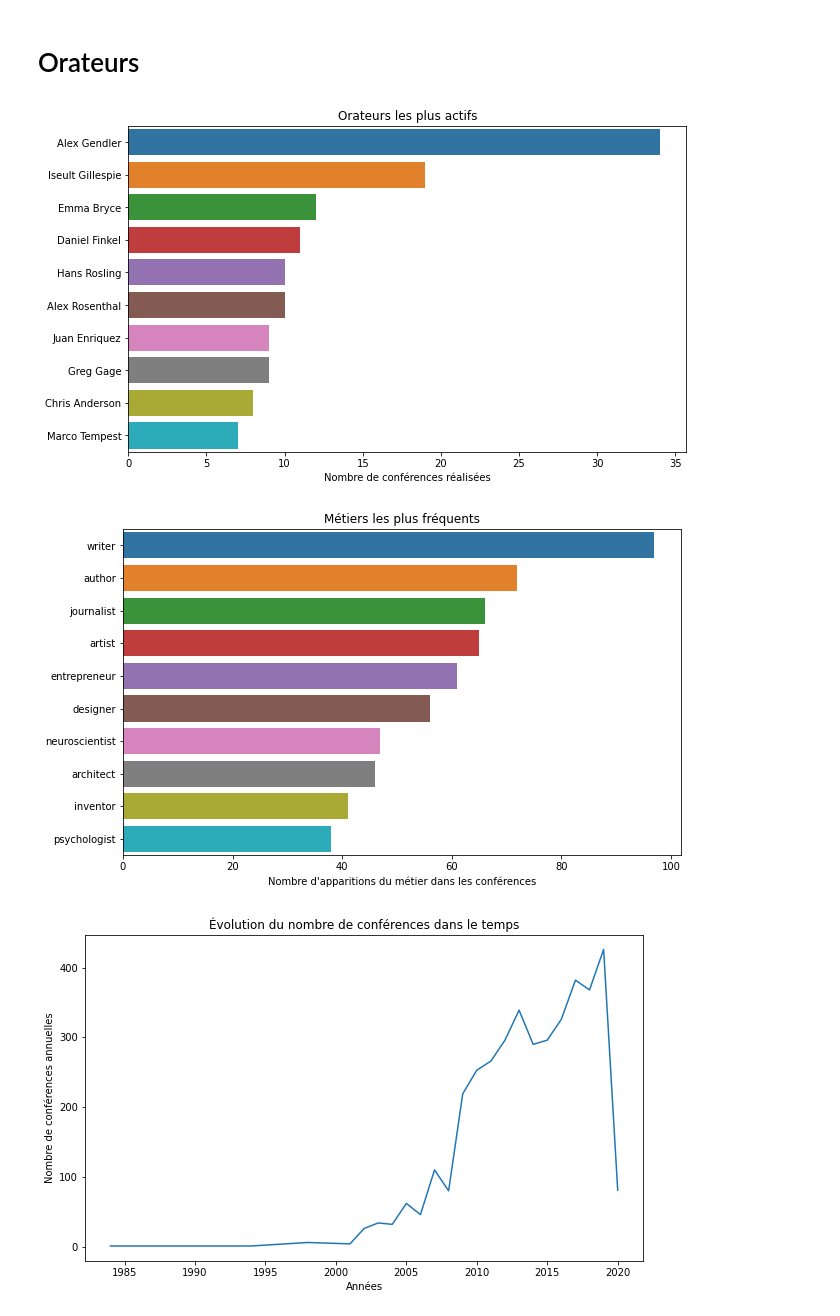
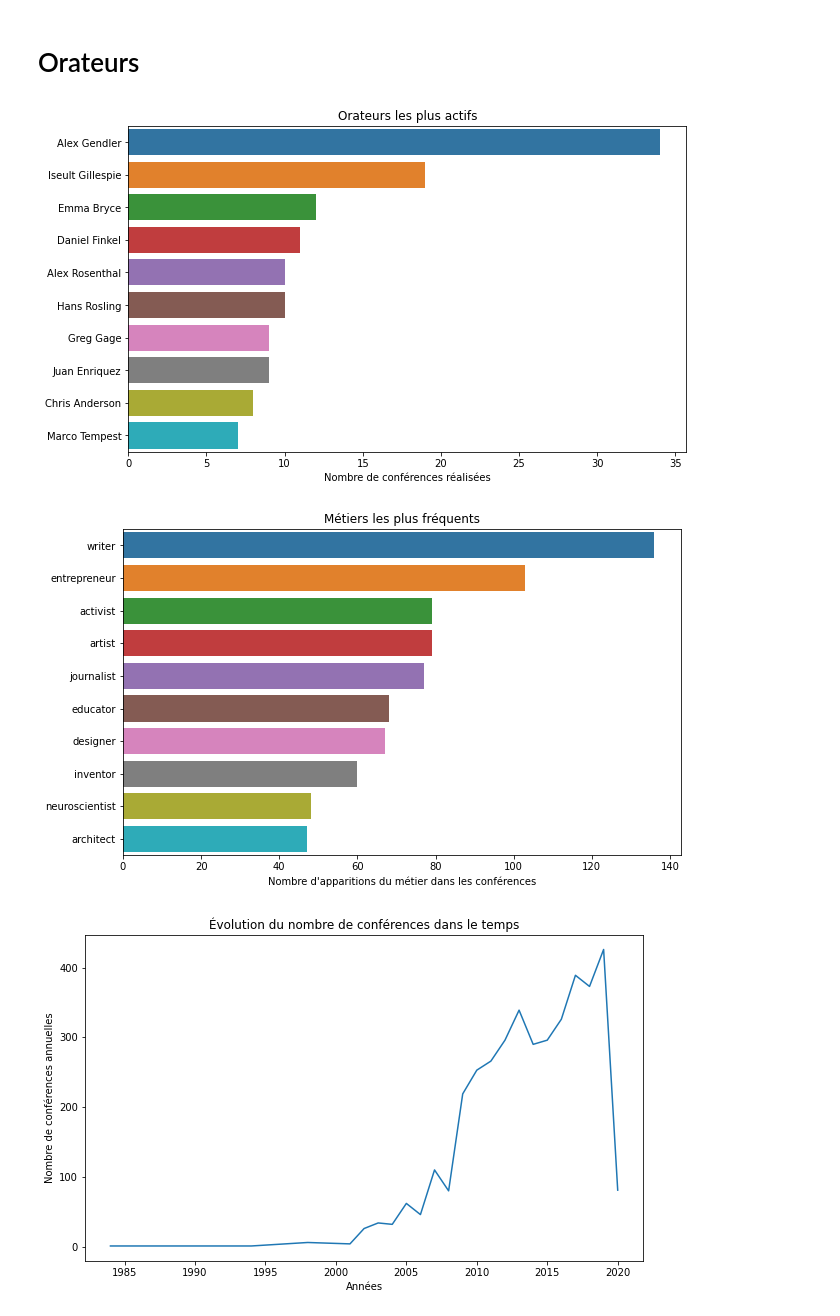
Before and after one commit to VictorTaillieu/TED-talks-analysis, a Jupyter notebook: notebooks/exploration.ipynb, the cells around one changed output. Cells and saved outputs as stored; diff of their text form; code cells hidden in the pictures.

```diff
--- a/notebooks/exploration.ipynb
+++ b/notebooks/exploration.ipynb
@@ -17,6 +17,6 @@ save = False
 if save:
     sns.set(font_scale=1.8)
 # %%
-ted_talks = pd.read_csv("../data/ted_talks_preprocessed.csv")
+ted_talks = pd.read_csv("../data/ted_talks_selected.csv")
 ted_talks
 # %% [output]
@@ -162,15 +162,15 @@ plt.show()
 # %%
 plt.figure(figsize=(10, 6))
 
-frequent_speakers = ted_talks.speaker.value_counts().head(10)
+frequent_speakers = ted_talks.speaker_1.value_counts().head(10)
 
 sns.barplot(x=frequent_speakers, y=frequent_speakers.index)
 plt.title("Orateurs les plus actifs")
 plt.xlabel("Nombre de conférences réalisées")
 if save: plt.savefig("../data/graphs/speakers.png")
 plt.show()
 # %% [output]
-[figure, old version]
+[figure, new version]
 # %%
 most_common_occupations = ted_talks.occupations.apply(lambda x: literal_eval(x)[0] if pd.notna(x) else x).explode().value_counts()[1:].head(10)
 
@@ -182,7 +182,7 @@ plt.xlabel("Nombre d'apparitions du métier dans les conférences")
 if save: plt.savefig("../data/graphs/frequent_occupations.png")
 plt.show()
 # %% [output]
-[figure, old version]
+[figure, new version]
 # %%
 ted_talks.recorded_date = ted_talks.apply(lambda x: x.recorded_date if pd.notnull(x.recorded_date) else x.published_date, axis=1)
 ted_talks.recorded_date = pd.to_datetime(ted_talks.recorded_date)
```
Also changed, not shown: parts of 13 cells of this notebook.
